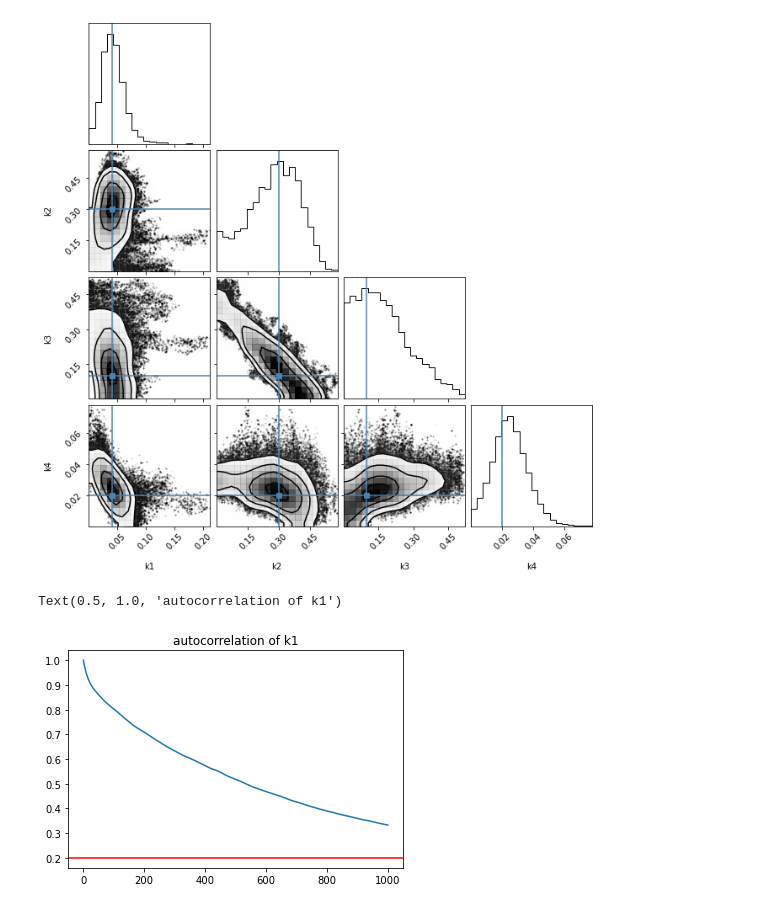
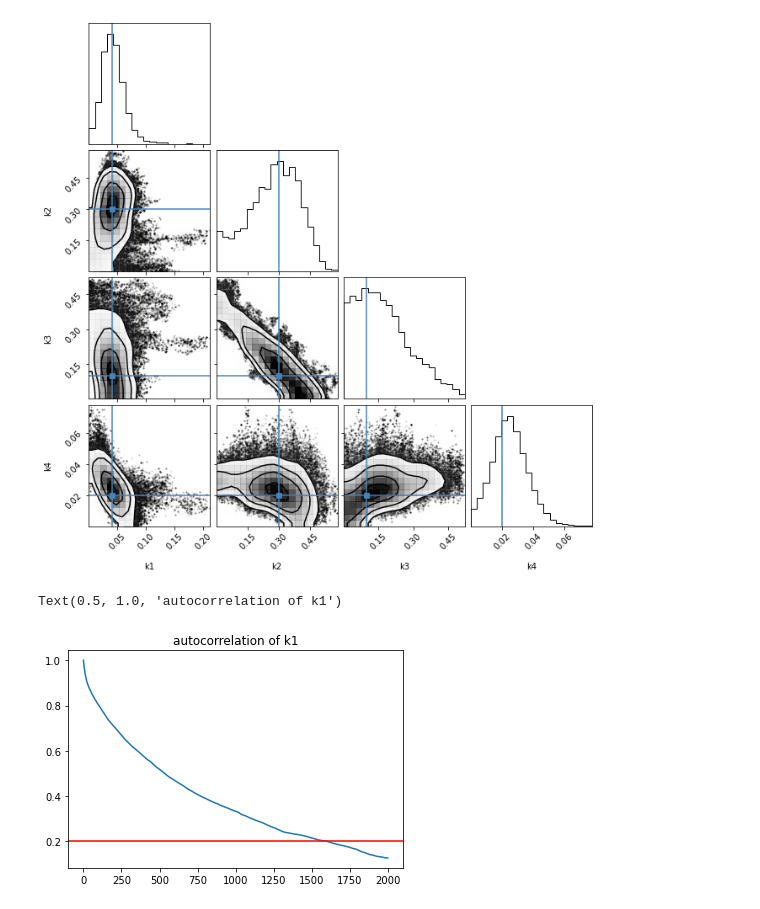
Before and after one commit to WangHaiYang874/ABC22, a Jupyter notebook: non-abc abc copy 3.ipynb, the cells around one changed output. Cells and saved outputs as stored; diff of their text form; code cells hidden in the pictures.

```diff
--- a/non-abc abc copy 3.ipynb
+++ b/non-abc abc copy 3.ipynb
@@ -286,9 +286,9 @@ corner.corner(pst_k[1000:], labels=['k1','k2','k3','k4'], truths=kinetic_rates,
 # %%
 from statsmodels.tsa.stattools import acf
 # %%
-plt.plot(acf(pst_k[:,0],nlags = 1000))
+plt.plot(acf(pst_k[:,0],nlags = 2000))
 plt.axhline(0.2, color='r')
 plt.title('autocorrelation of k1')
 # %% [output]
 Text(0.5, 1.0, 'autocorrelation of k1')
-[figure, old version]
+[figure, new version]
```
